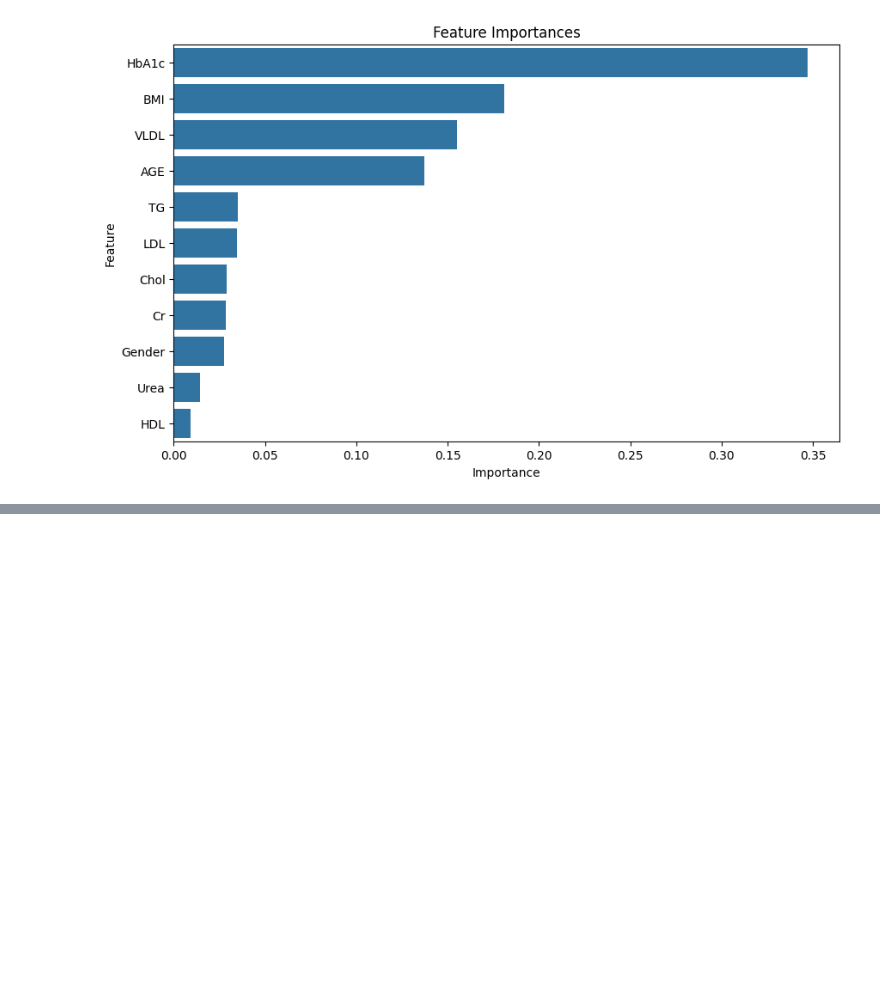
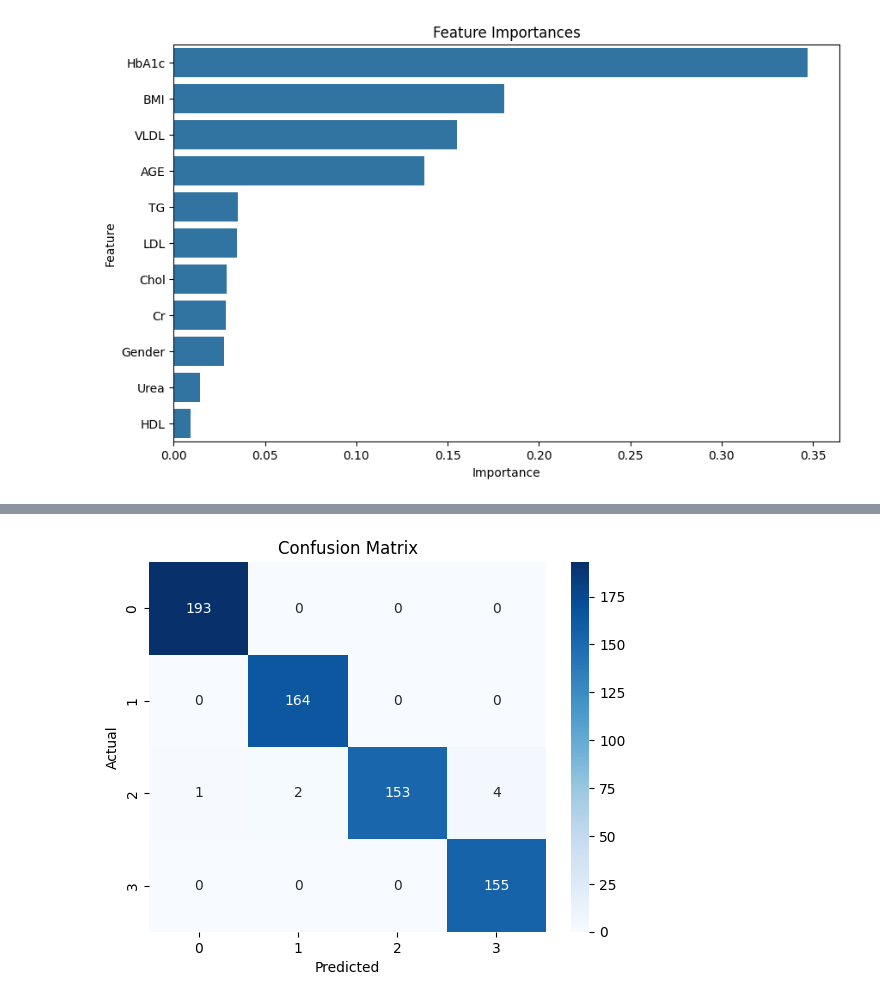
Before and after one commit to SridharaniKatipally/Diabetes-prediction-using-ML, a Jupyter notebook: diabetes(new).ipynb, the cells around one changed output, grey strips where cells are left out. Drawn from its saved outputs; the diff is of its cells as text; code cells hidden in the pictures; blank space fills up the shorter version.

```diff
--- a/diabetes(new).ipynb
+++ b/diabetes(new).ipynb
@@ -144,0 +191,17 @@ plt.show()
+# %%
+# Normalize/Standardize continuous features
+scaler = StandardScaler()
+X_train = scaler.fit_transform(X_train)
+X_test = scaler.transform(X_test)
+# %%
+
+# Initialize and train the SVM model with StratifiedKFold
+svm = SVC(probability=True, random_state=42)
+param_grid = {
+    'C': [0.1, 1, 10, 100],
+    'gamma': ['scale', 'auto'],
+    'kernel': ['linear', 'rbf', 'poly', 'sigmoid']
+}
+strat_kfold = StratifiedKFold(n_splits=3)
+grid_search = GridSearchCV(estimator=svm, param_grid=param_grid, cv=strat_kfold, n_jobs=-1, verbose=2)
+grid_search.fit(X_train, y_train)
@@ -144,0 +215,8 @@ plt.show()
+# %%
+
+# Best model
+best_svm = grid_search.best_estimator_
+# %%
+# Predictions
+y_pred = best_svm.predict(X_test)
+y_pred_prob = best_svm.predict_proba(X_test)[:, 1]
@@ -144,0 +241,10 @@ plt.show()
+# %%
+# Confusion Matrix
+conf_matrix = confusion_matrix(y_test, y_pred)
+sns.heatmap(conf_matrix, annot=True, fmt='d', cmap='Blues')
+plt.xlabel('Predicted')
+plt.ylabel('Actual')
+plt.title('Confusion Matrix')
+plt.show()
+# %% [output]
+[figure, added]
```
Also changed, not shown: parts of 40 cells of this notebook.
